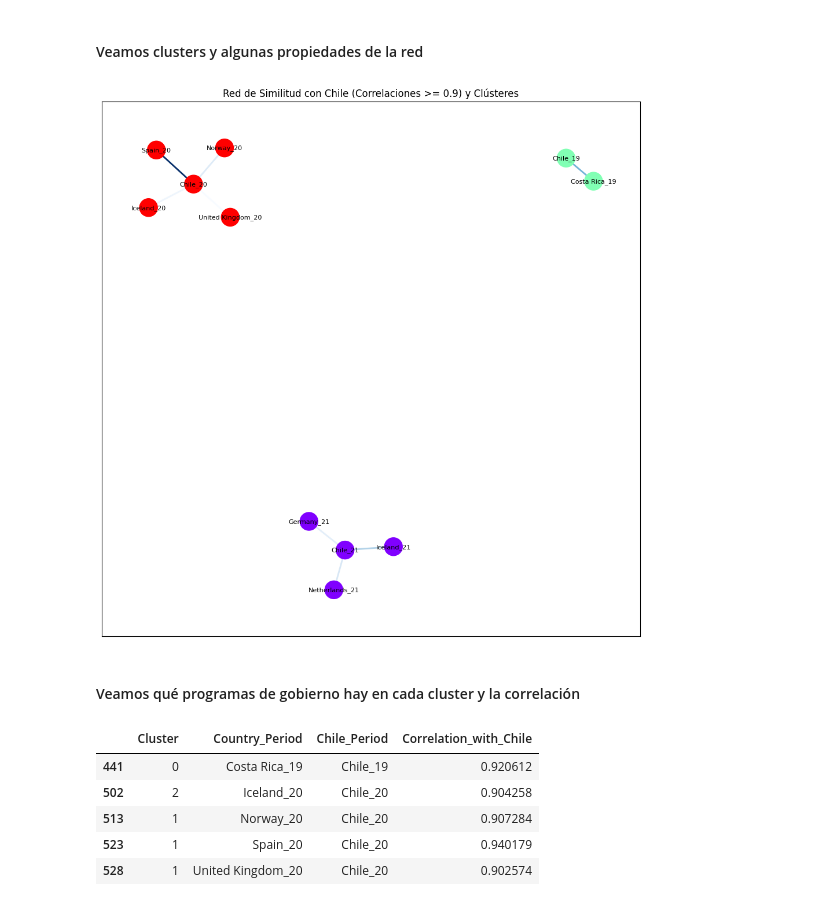
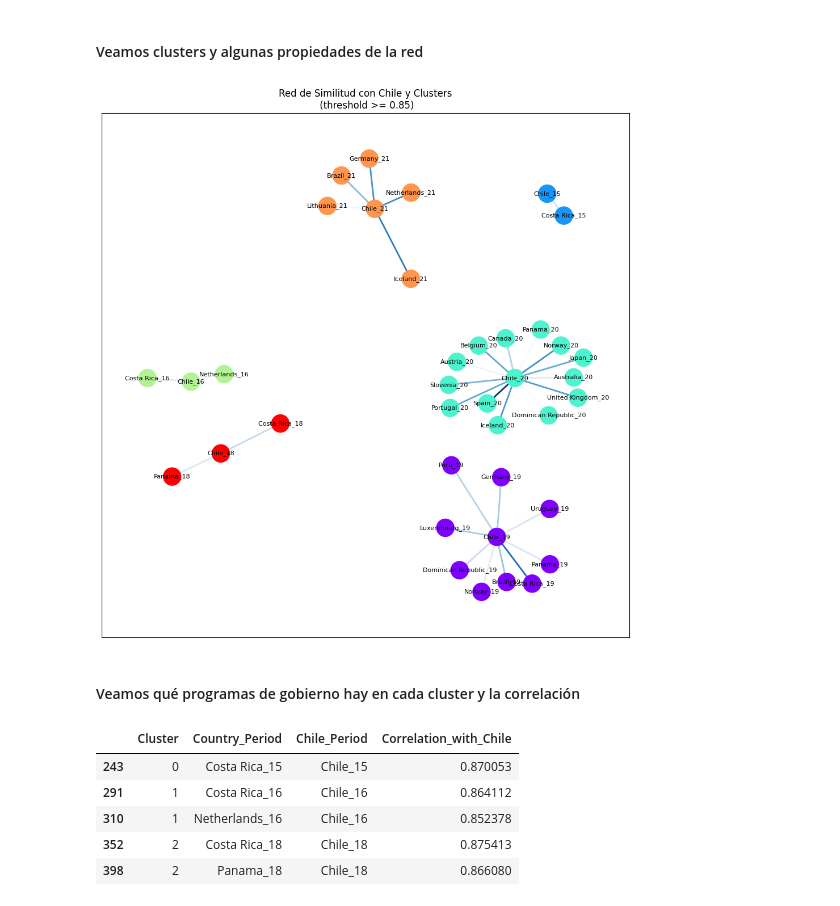
Before and after one commit to MatiasBunsterRaby/Capstone_git, a Jupyter notebook: notebooks/Pruebas_correlaciones.ipynb, the cells around one changed output. Cells and saved outputs as stored; diff of their text form; code cells hidden in the pictures.

```diff
--- a/notebooks/Pruebas_correlaciones.ipynb
+++ b/notebooks/Pruebas_correlaciones.ipynb
@@ -396,8 +442,8 @@ df_correlations.head()
 | 3 | Australia_8 | 0.342136 |
 | 4 | Australia_9 | 0.305716 |
 # %%
-# Paso 6: Filtrar las correlaciones según un umbral (ejemplo: >= 0.6)
-threshold = 0.9
+# Paso 6: Filtrar las correlaciones según un umbral
+threshold = 0.85
 df_filtered_correlations = df_correlations[df_correlations['Correlation_with_Chile'] >= threshold]
 
 # Paso 7: Crear la red de similitud basada en correlaciones con Chile
@@ -467,35 +513,35 @@ for i, row in df_filtered_correlations.iterrows():
 import community as community_louvain
 louvain_partition = community_louvain.best_partition(G)
 
 # Convertir comunidades en un formato más fácil de leer
 community_dict = louvain_partition
 
 # Posicionamiento del grafo con layout "spring" ajustado
 pos = nx.spring_layout(G, k=0.3, seed=42)
 # Usar el layout Fruchterman-Reingold
 # pos = nx.fruchterman_reingold_layout(G)
 
 
 # **Amplitud del Grafo**: Aumentar el tamaño de la figura
 plt.figure(figsize=(12, 12))  # Aumenta el tamaño de la figura. Prueba con valores mayores si lo necesitas.
 
 # Dibujar nodos y asignar colores basados en los clústeres
 node_colors = [community_dict[node] for node in G.nodes()]
 nx.draw_networkx_nodes(G, pos, node_color=node_colors, cmap=plt.cm.rainbow, node_size=500)
 
 # Dibujar aristas (enlaces) ponderados por correlación
 edges = G.edges(data=True)
 weights = [edge[2]['weight'] for edge in edges]
 nx.draw_networkx_edges(G, pos, edge_color=weights, edge_cmap=plt.cm.Blues, width=2)
 
 # **Ajustar el Tamaño de la Fuente** de las etiquetas
 nx.draw_networkx_labels(G, pos, font_size=8)  # Cambia 'font_size' a un valor menor (por ejemplo, 8 o 10)
 
 # Agregar título y mostrar el grafo
-plt.title(f'Red de Similitud con Chile (Correlaciones >= {threshold}) y Clústeres')
+plt.title(f'Red de Similitud con Chile y Clusters\n (threshold >= {threshold})')
 plt.show()
 # %% [output]
-[figure, old version]
+[figure, new version]
 # %% [markdown]
 #### Veamos qué programas de gobierno hay en cada cluster y la correlación
 # %%
@@ -530,8 +576,8 @@ df_clusters.to_csv('programas_y_clusters.csv', index=False)
 df_clusters.head()
 # %% [output]
 |  | Cluster | Country_Period | Chile_Period | Correlation_with_Chile |
-| 441 | 0 | Costa Rica_19 | Chile_19 | 0.920612 |
-| 502 | 2 | Iceland_20 | Chile_20 | 0.904258 |
-| 513 | 1 | Norway_20 | Chile_20 | 0.907284 |
-| 523 | 1 | Spain_20 | Chile_20 | 0.940179 |
-| 528 | 1 | United Kingdom_20 | Chile_20 | 0.902574 |
+| 243 | 0 | Costa Rica_15 | Chile_15 | 0.870053 |
+| 291 | 1 | Costa Rica_16 | Chile_16 | 0.864112 |
+| 310 | 1 | Netherlands_16 | Chile_16 | 0.852378 |
+| 352 | 2 | Costa Rica_18 | Chile_18 | 0.875413 |
+| 398 | 2 | Panama_18 | Chile_18 | 0.866080 |
```
Also changed, not shown: parts of 13 cells of this notebook, 4 other files.
